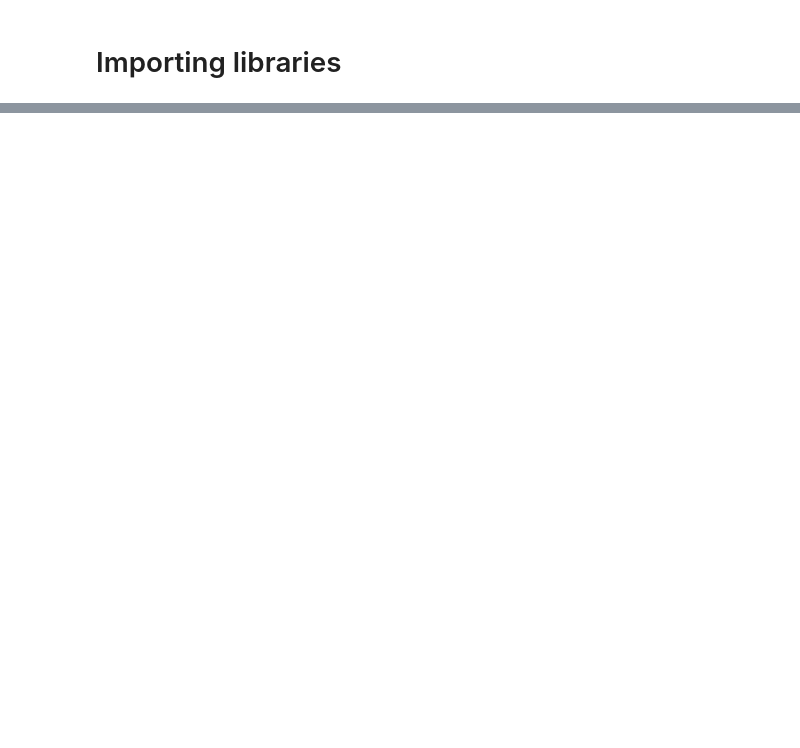
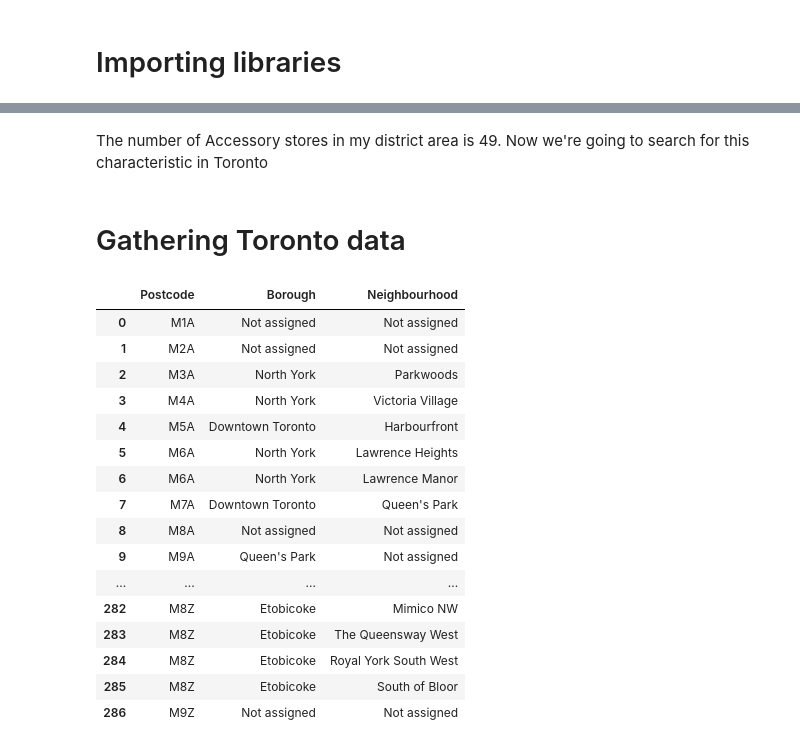
Before and after one commit to GUC83/github-coursera, a Jupyter notebook: the Battle of Neighborhoods.ipynb, the cells around one changed output, grey strips where cells are left out. Cells and saved outputs as stored; diff of their text form; code cells hidden in the pictures; blank space fills up the shorter version.

```diff
--- a/the Battle of Neighborhoods.ipynb
+++ b/the Battle of Neighborhoods.ipynb
@@ -87,0 +280,30 @@ Requirement already satisfied: six in /opt/conda/envs/Python36/lib/python3.6/sit
+# %% [markdown]
+
+The number of Accessory stores in my district area is 49. Now we're going to search for this characteristic in Toronto
+# %% [markdown]
+# Gathering Toronto data
+# %%
+# Importing the neighbourhood data
+
+link = 'https://en.wikipedia.org/wiki/List_of_postal_codes_of_Canada:_M'
+
+df = pd.read_html(link)[0]
+df
+# %% [output]
+|  | Postcode | Borough | Neighbourhood |
+| 0 | M1A | Not assigned | Not assigned |
+| 1 | M2A | Not assigned | Not assigned |
+| 2 | M3A | North York | Parkwoods |
+| 3 | M4A | North York | Victoria Village |
+| 4 | M5A | Downtown Toronto | Harbourfront |
+| 5 | M6A | North York | Lawrence Heights |
+| 6 | M6A | North York | Lawrence Manor |
+| 7 | M7A | Downtown Toronto | Queen's Park |
+| 8 | M8A | Not assigned | Not assigned |
+| 9 | M9A | Queen's Park | Not assigned |
+| ... | ... | ... | ... |
+| 282 | M8Z | Etobicoke | Mimico NW |
+| 283 | M8Z | Etobicoke | The Queensway West |
+| 284 | M8Z | Etobicoke | Royal York South West |
+| 285 | M8Z | Etobicoke | South of Bloor |
+| 286 | M9Z | Not assigned | Not assigned |
```
Also changed, not shown: parts of 31 cells of this notebook.
